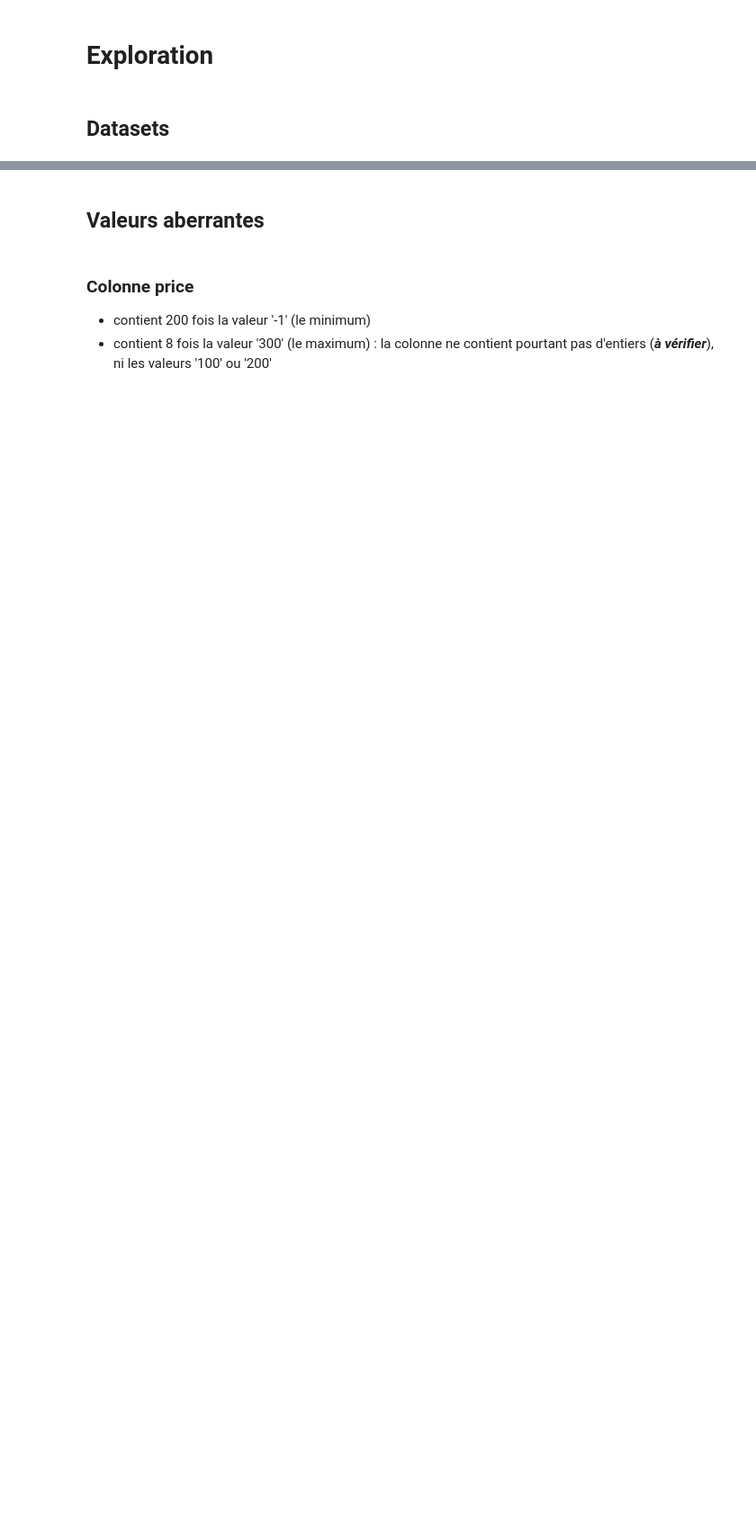
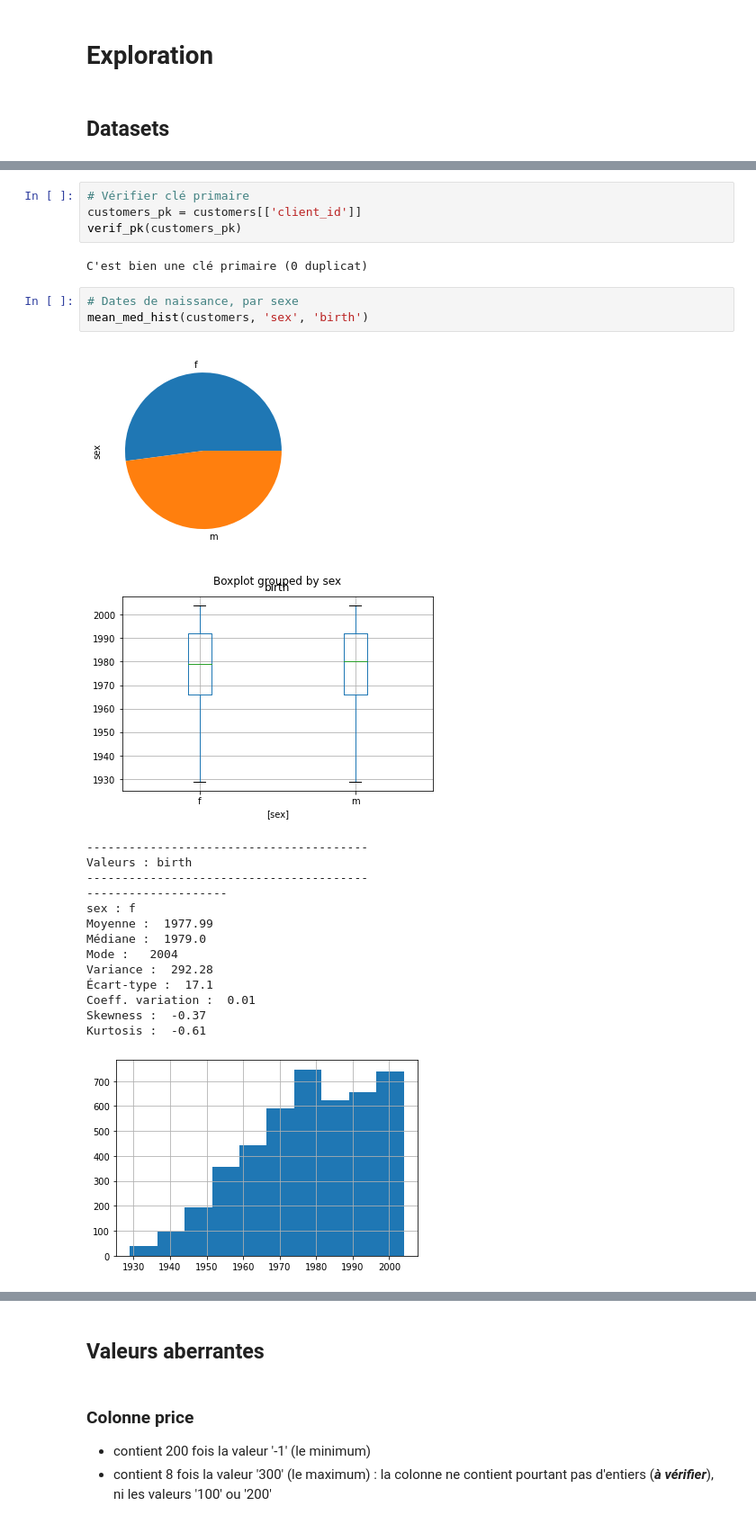
Before and after one commit to gllmfrnr/oc-da, a Jupyter notebook: p4/p4.ipynb, the cells around one changed output, grey strips where cells are left out. Shown at 90% size. Cells and saved outputs as stored; diff of their text form; blank space fills up the shorter version.

```diff
--- a/p4/p4.ipynb
+++ b/p4/p4.ipynb
@@ -102,3 +221,29 @@ Data columns (total 3 columns):
  1972 1980 1989 1976 1985 1953 1998 1956 1948 1973 1969 1938 1995 1952
  1949 1999 2001 1939 1950 1966 1935 1941 1961 1997 1944 1929 1947 1946
  1932 1931 1933 1930 1940 1934]
+# %%
+# Vérifier clé primaire
+customers_pk = customers[['client_id']]
+verif_pk(customers_pk)
+# %% [output]
+C'est bien une clé primaire (0 duplicat)
+# %%
+# Dates de naissance, par sexe
+mean_med_hist(customers, 'sex', 'birth')
+# %% [output]
+[figure, added]
+[figure, added]
+----------------------------------------
+Valeurs : birth
+----------------------------------------
+--------------------
+sex : f
+Moyenne :  1977.99
+Médiane :  1979.0
+Mode :   2004
+Variance :  292.28
+Écart-type :  17.1
+Coeff. variation :  0.01
+Skewness :  -0.37
+Kurtosis :  -0.61
+[figure, added]
```
Also changed, not shown: parts of 63 cells of this notebook.
